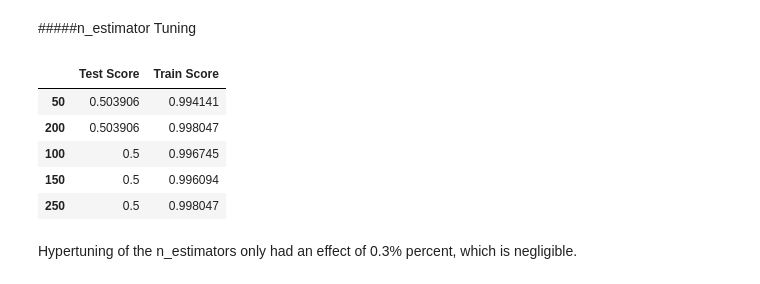
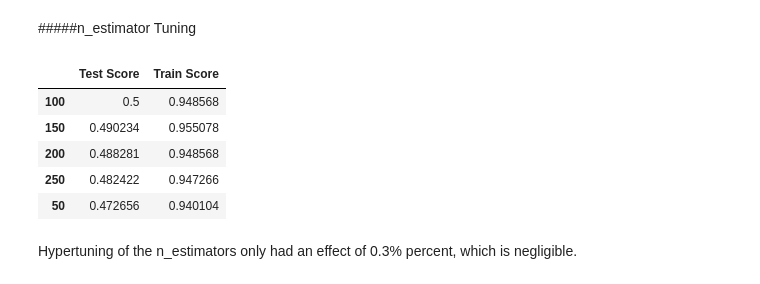
Before and after one commit to Josh-XS/Wine-Rating, a Jupyter notebook: Wine_Rating.ipynb, the cells around one changed output. Saved outputs shown, nothing was run; the diff lists cells and outputs as text; code cells hidden in the pictures.

```diff
--- a/Wine_Rating.ipynb
+++ b/Wine_Rating.ipynb
@@ -321,3 +326,5 @@ model_df.drop_duplicates(inplace = True)
+# %%
+model_df['year'] = pd.to_datetime(df['year'], errors='coerce').dt.year
 # %% [markdown]
 Now I need to split the data, encode the target, and create a preprocesser.
 # %%
@@ -408,8 +415,9 @@ The best model only has an overall accuracy of 42%. This is very bad, so we will
 I will use SMOTE to try to improve the model.
 # %%
 smote = SMOTE(k_neighbors=1)
+over_sampler = RandomOverSampler()
 
-smote_knn_pipe = make_pipeline(preprocessor, smote, best_knn)
+smote_knn_pipe = make_pipeline(preprocessor, over_sampler, smote, best_knn)
 smote_knn_pipe.fit(X_train, y_train)
 
 test_preds = smote_knn_pipe.predict(X_test)
@@ -435,7 +443,7 @@ SMOTE seems to have made the model worse.
 # %% [markdown]
 Now I will use a PCA to see if it will improve the model
 # %%
-pca = PCA(n_components=70)
+pca = PCA(n_components=8)
 
 knn_pca_pipe = make_pipeline(preprocessor, pca, knn)
 knn_pca_pipe.fit(X_train, y_train)
@@ -540,24 +548,24 @@ After hypertuning the depths, it seems the best one brings the accuracy up to 50
 # %%
 #create a loop to find the best n_estimators number
 n_ests = [50, 100, 150, 200, 250]
 scores = pd.DataFrame(index=n_ests, columns=['Test Score', 'Train Score'])
 for n in n_ests:
-   rf = RandomForestClassifier(random_state = 42,max_depth=38, n_estimators=n, class_weight='balanced')
+   rf = RandomForestClassifier(random_state = 42,max_depth=26, n_estimators=n, class_weight='balanced')
    rf_pipe = make_pipeline(preprocessor, rf)
    rf_pipe.fit(X_train, y_train)
    scores.loc[n, 'Train Score'] = rf_pipe.score(X_train, y_train)
    scores.loc[n, 'Test Score'] = rf_pipe.score(X_test, y_test)
 scores.head()
 #sort scores
 sorted_scores = scores.sort_values(by='Test Score', ascending=False)
 sorted_scores.head()
 # %% [output]
 |  | Test Score | Train Score |
-| 50 | 0.503906 | 0.994141 |
-| 200 | 0.503906 | 0.998047 |
-| 100 | 0.5 | 0.996745 |
-| 150 | 0.5 | 0.996094 |
-| 250 | 0.5 | 0.998047 |
+| 100 | 0.5 | 0.948568 |
+| 150 | 0.490234 | 0.955078 |
+| 200 | 0.488281 | 0.948568 |
+| 250 | 0.482422 | 0.947266 |
+| 50 | 0.472656 | 0.940104 |
 # %% [markdown]
 Hypertuning of the n_estimators only had an effect of 0.3% percent, which is negligible.
 # %% [markdown]
```
Also changed, not shown: parts of 22 cells of this notebook.
